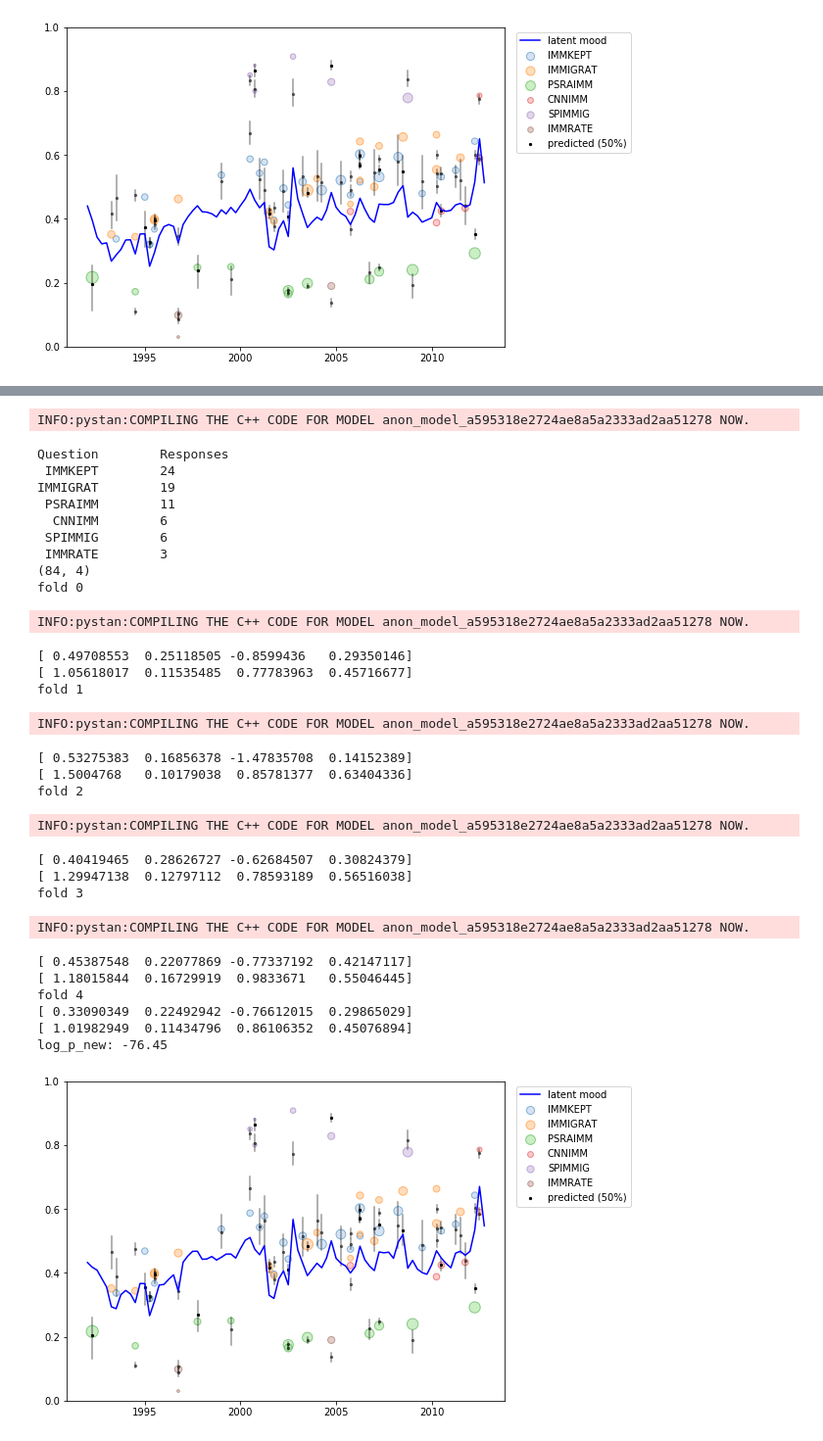
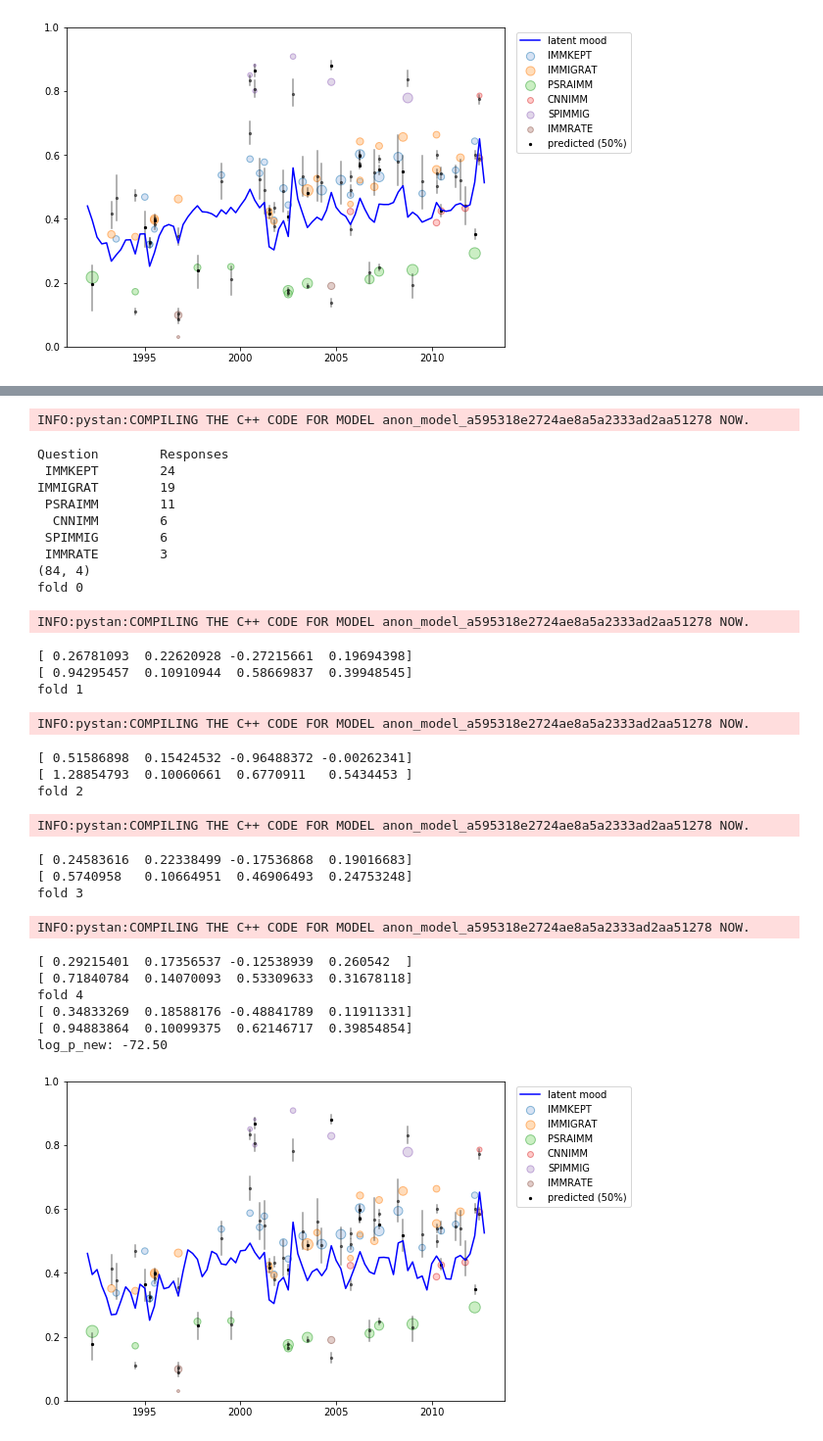
Before and after one commit to dallascard/predicting_public_opinion, a Jupyter notebook: immigration2.ipynb, the cells around one changed output, grey strips where cells are left out. Shown at 98% size. Cells and saved outputs as stored; diff of their text form; code cells hidden in the pictures.

```diff
--- a/immigration2.ipynb
+++ b/immigration2.ipynb
@@ -439,6 +449,7 @@ reload(misc)
 
 # grab tone and prev_mood data for each poll
 tones = []
+a_tones = []
 prev_moods = []
 stories = []
 entropies = []
@@ -448,10 +459,12 @@ for i in polls.index:
     elif group_by == 'quarter':
         period = polls.loc[i]['p_quarter']
     tones.append(grouped.loc[period]['tone'])
+    a_tones.append(grouped.loc[period]['tone_a'])
     prev_moods.append(mood.loc[period-1]['prev_mood'])
     stories.append(grouped.loc[period]['stories'])
     entropies.append(grouped.loc[period]['entropy'])
 polls['tone'] = tones
+polls['aTone'] = a_tones
 polls['prev_mood'] = prev_moods
 polls['prev_transformed'] = np.log(polls.prev_mood / (1 - polls.prev_mood))
 polls['stories'] = stories
@@ -460,6 +473,7 @@ polls['entropy'] = entropies
 polls['toneXstories'] = polls['tone'] * polls['stories']
 polls['toneXlogStories'] = polls['tone'] * polls['logStories']
 polls['toneXentropy'] = polls['tone'] * polls['entropy']
+polls['aToneXlogStories'] = polls['aTone'] * polls['logStories']
 polls = misc.combine_polls_with_preceeding_articles(polls, data, n_days=30, include_tone=True, include_frames=True)
 # %%
 reload(stats)
@@ -1193,7 +1207,7 @@ fold 4
 log_p_new: -80.08
 [figure]
 # %%
-# TONE, logSTORIES
+# aTONE, logSTORIES
 
 fig, ax = plotting.plot_polling_data(polls)
 
@@ -1202,7 +1216,9 @@ n_periods = len(grouped.index)
 #ax.plot(grouped.f_date, grouped.mood, 'r', alpha=0.8, label='wcalc')
 p_t_mean = np.zeros(n_periods)
 
-tones = grouped.tone.values
+
+#### TRY USING annotator tones
+tones = grouped.tone_a.values
 logStories = grouped.logStories.values
 #toneXlogStories = tones * logStories
 entropy = grouped.entropy.values
@@ -1306,5 +1322,5 @@ log_p_new: -73.79
 # %%
-# TONE, logSTORIES, TONE x logSTORIES
+# aTONE, logSTORIES, aTONE x logSTORIES
 
 fig, ax = plotting.plot_polling_data(polls)
 
@@ -1313,7 +1329,7 @@ n_periods = len(grouped.index)
 #ax.plot(grouped.f_date, grouped.mood, 'r', alpha=0.8, label='wcalc')
 p_t_mean = np.zeros(n_periods)
 
-tones = grouped.tone.values
+tones = grouped.tone_a.values
 logStories = grouped.logStories.values
 toneXlogStories = tones * logStories
 entropy = grouped.entropy.values
@@ -1526,7 +1542,7 @@ fold 4
 log_p_new: -79.71
 [figure]
 # %%
-# TONE, logSTORIES, ENTROPY
+# aTONE, logSTORIES, ENTROPY
 
 fig, ax = plotting.plot_polling_data(polls)
 
@@ -1535,7 +1551,7 @@ n_periods = len(grouped.index)
 #ax.plot(grouped.f_date, grouped.mood, 'r', alpha=0.8, label='wcalc')
 p_t_mean = np.zeros(n_periods)
 
-tones = grouped.tone.values
+tones = grouped.tone_a.values
 logStories = grouped.logStories.values
 #toneXlogStories = tones * logStories
 entropy = grouped.entropy.values
@@ -1639,5 +1655,5 @@ log_p_new: -74.03
 # %%
-# TONE, logSTORIES, ENTROPY, TONE x ENTROPY
+# aTONE, logSTORIES, ENTROPY, aTONE x ENTROPY
 
 fig, ax = plotting.plot_polling_data(polls)
 
@@ -1646,7 +1662,7 @@ n_periods = len(grouped.index)
 #ax.plot(grouped.f_date, grouped.mood, 'r', alpha=0.8, label='wcalc')
 p_t_mean = np.zeros(n_periods)
 
-tones = grouped.tone.values
+tones = grouped.tone_a.values
 logStories = grouped.logStories.values
 #toneXlogStories = tones * logStories
 entropy = grouped.entropy.values
@@ -1708,42 +1724,42 @@ for fold in range(n_folds):
     print np.mean(gamma, axis=0)
     print np.std(gamma, axis=0)
 
 ax.plot(x, p_t_mean/float(n_folds), 'b', label='latent mood')
 ax.legend(loc='upper right', scatterpoints=1, bbox_to_anchor=(1.3,1))
 
 from scipy.misc import logsumexp
 log_p_new = fit.extract('log_p_new')['log_p_new']
 n_iter = log_p_new.size
 posterior_predictive = logsumexp(log_p_new) - np.log(n_iter)
 print "log_p_new: %0.2f" % posterior_predictive
 # %% [output]
 INFO:pystan:COMPILING THE C++ CODE FOR MODEL anon_model_a595318e2724ae8a5a2333ad2aa51278 NOW.
 Question        Responses
  IMMKEPT        24
 IMMIGRAT        19
  PSRAIMM        11
   CNNIMM        6
  SPIMMIG        6
  IMMRATE        3
 (84, 4)
 fold 0
 INFO:pystan:COMPILING THE C++ CODE FOR MODEL anon_model_a595318e2724ae8a5a2333ad2aa51278 NOW.
-[ 0.49708553  0.25118505 -0.8599436   0.29350146]
-[ 1.05618017  0.11535485  0.77783963  0.45716677]
+[ 0.26781093  0.22620928 -0.27215661  0.19694398]
+[ 0.94295457  0.10910944  0.58669837  0.39948545]
 fold 1
 INFO:pystan:COMPILING THE C++ CODE FOR MODEL anon_model_a595318e2724ae8a5a2333ad2aa51278 NOW.
-[ 0.53275383  0.16856378 -1.47835708  0.14152389]
-[ 1.5004768   0.10179038  0.85781377  0.63404336]
+[ 0.51586898  0.15424532 -0.96488372 -0.00262341]
+[ 1.28854793  0.10060661  0.6770911   0.5434453 ]
 fold 2
 INFO:pystan:COMPILING THE C++ CODE FOR MODEL anon_model_a595318e2724ae8a5a2333ad2aa51278 NOW.
-[ 0.40419465  0.28626727 -0.62684507  0.30824379]
-[ 1.29947138  0.12797112  0.78593189  0.56516038]
+[ 0.24583616  0.22338499 -0.17536868  0.19016683]
+[ 0.5740958   0.10664951  0.46906493  0.24753248]
 fold 3
 INFO:pystan:COMPILING THE C++ CODE FOR MODEL anon_model_a595318e2724ae8a5a2333ad2aa51278 NOW.
-[ 0.45387548  0.22077869 -0.77337192  0.42147117]
-[ 1.18015844  0.16729919  0.9833671   0.55046445]
+[ 0.29215401  0.17356537 -0.12538939  0.260542  ]
+[ 0.71840784  0.14070093  0.53309633  0.31678118]
 fold 4
-[ 0.33090349  0.22492942 -0.76612015  0.29865029]
-[ 1.01982949  0.11434796  0.86106352  0.45076894]
-log_p_new: -76.45
+[ 0.34833269  0.18588176 -0.48841789  0.11911331]
+[ 0.94883864  0.10099375  0.62146717  0.39854854]
+log_p_new: -72.50
-[figure, old version]
+[figure, new version]
```
Also changed, not shown: parts of 9 cells of this notebook, 2 other files.
